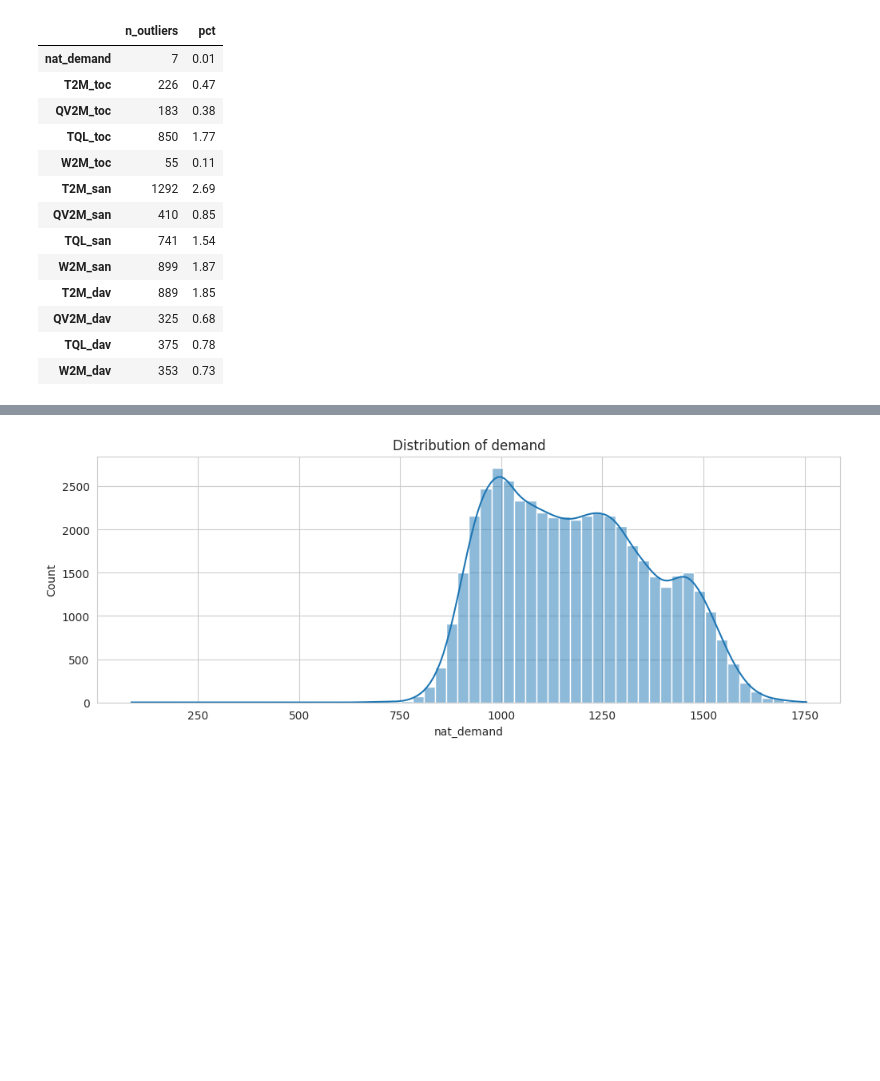
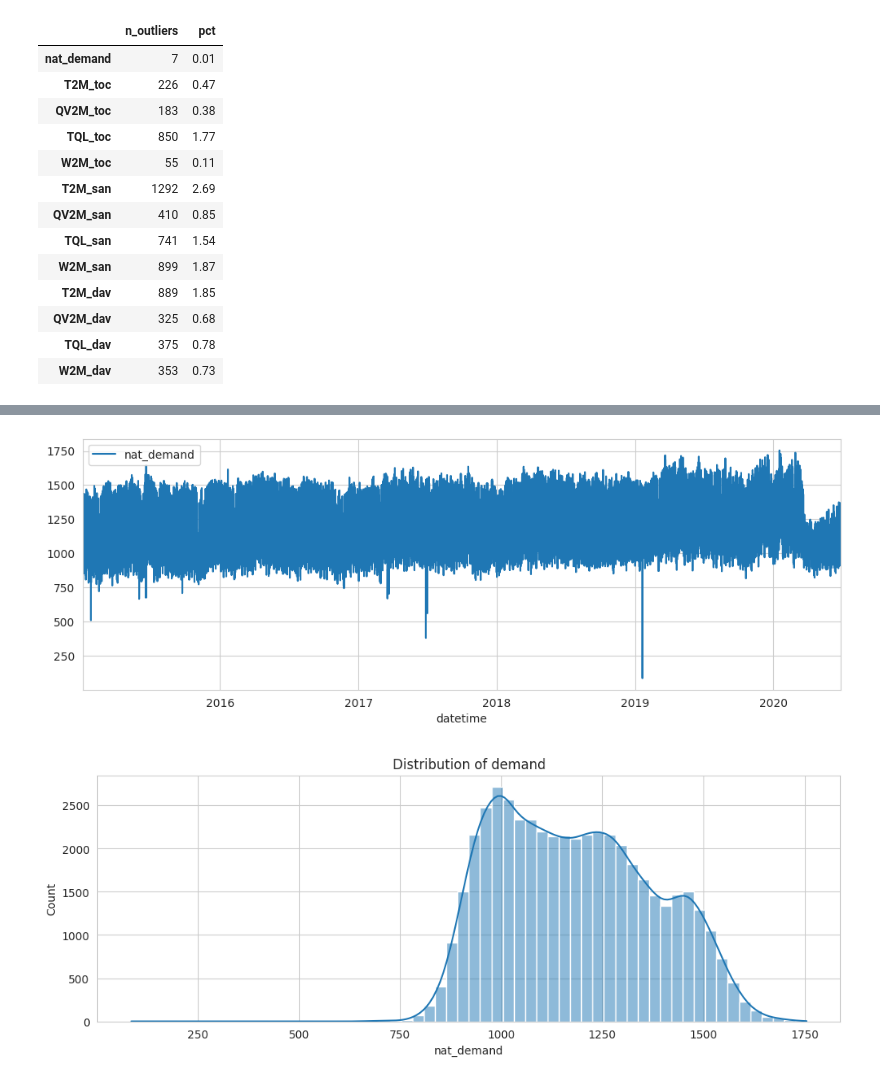
Before and after one commit to Handdyy11/Electricity_load_forecasting, a Jupyter notebook: Electricity_forcasting.ipynb, the cells around one changed output, grey strips where cells are left out. Cells and saved outputs as stored; diff of their text form; code cells hidden in the pictures; blank space fills up the shorter version.

```diff
--- a/Electricity_forcasting.ipynb
+++ b/Electricity_forcasting.ipynb
@@ -130,6 +116,0 @@ Skewness of demand: 0.248
-# %%
-df["hour"] = df["datetime"].dt.hour
-df["dayofweek"] = df["datetime"].dt.dayofweek                      # 0 = Monday ... 6 = Sunday
-df["month"] = df["datetime"].dt.month
-df["is_weekend"] = (df["dayofweek"] >= 5).astype(int)              # 1 = Saturday/Sunday
-df["season"] = np.where(df["month"].isin([1, 2, 3, 4]), "dry", "wet")   # Panama: dry Jan-Apr, wet May-Dec
@@ -141,3 +163,14 @@ plt.show()
+# %%
+#extracting timely features
+df["hour"] = df["datetime"].dt.hour
+df["dayofweek"] = df["datetime"].dt.dayofweek
+df["month"] = df["datetime"].dt.month
+
+# raph shows demand of electricity over given years
+df.plot(x="datetime", y=TARGET, figsize=(12, 4))
+plt.show()
+# %% [output]
+[figure, added]
 # %%
 sns.histplot(df[TARGET], bins=60, kde=True)
 plt.title("Distribution of demand")
```
Also changed, not shown: parts of 9 cells of this notebook.
